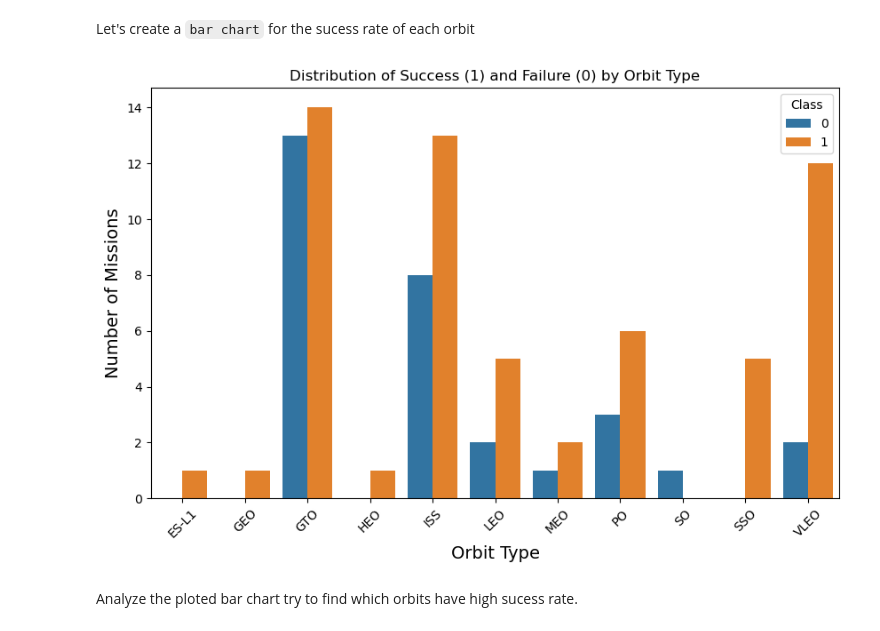
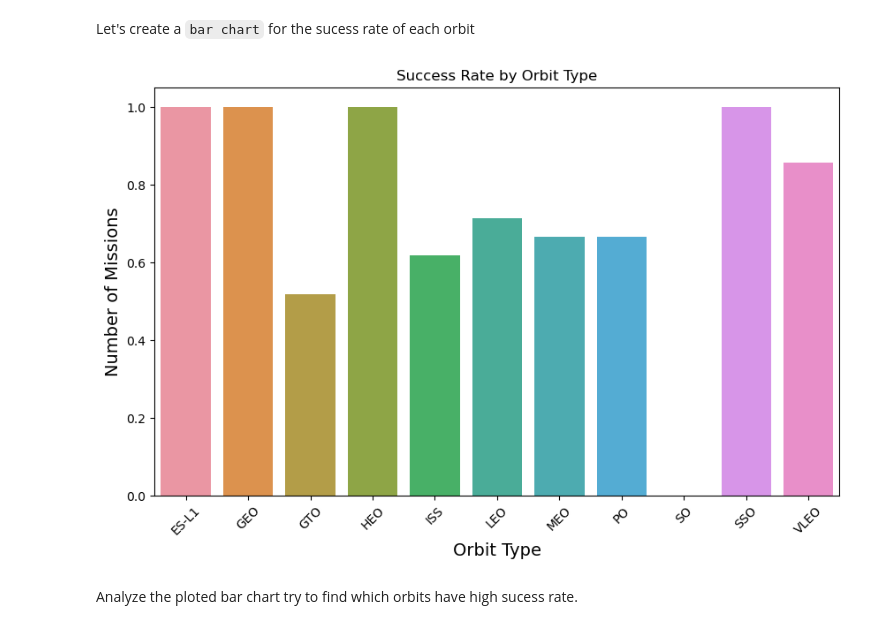
Before and after one commit to HadeelMous/testrepo, a Jupyter notebook: Project_5.ipynb, the cells around one changed output. Saved outputs shown, nothing was run; the diff lists cells and outputs as text; code cells hidden in the pictures.

```diff
--- a/Project_5.ipynb
+++ b/Project_5.ipynb
@@ -120,19 +120,20 @@ Next, we want to visually check if there are any relationship between success ra
 Let's create a `bar chart` for the sucess rate of each orbit
 # %%
 # Tæl antal missioner pr. Orbit og Class (0=fejl, 1=succes)
-grouped = df.groupby(['Orbit', 'Class']).size().reset_index(name='Count')
+# grouped = df.groupby(['Orbit', 'Class']).size().reset_index(name='Count')
+grouped = df.groupby("Orbit")["Class"].mean().reset_index()
 
 # Plot
 plt.figure(figsize=(10,6))
-sns.barplot(x='Orbit', y='Count', hue='Class', data=grouped)
-
+# sns.barplot(x='Orbit', y='Count', hue='Class', data=grouped)
+sns.barplot(x="Orbit", y="Class", data=grouped)
 plt.xlabel("Orbit Type", fontsize=14)
 plt.ylabel("Number of Missions", fontsize=14)
-plt.title("Distribution of Success (1) and Failure (0) by Orbit Type")
+plt.title("Success Rate by Orbit Type")
 plt.xticks(rotation=45)
 plt.show()
 # %% [output]
-[figure, old version]
+[figure, new version]
 # %% [markdown]
 Analyze the ploted bar chart try to find which orbits have high sucess rate.
 # %% [markdown]
```
Also changed, not shown: parts of 8 cells of this notebook, 4 other files.
